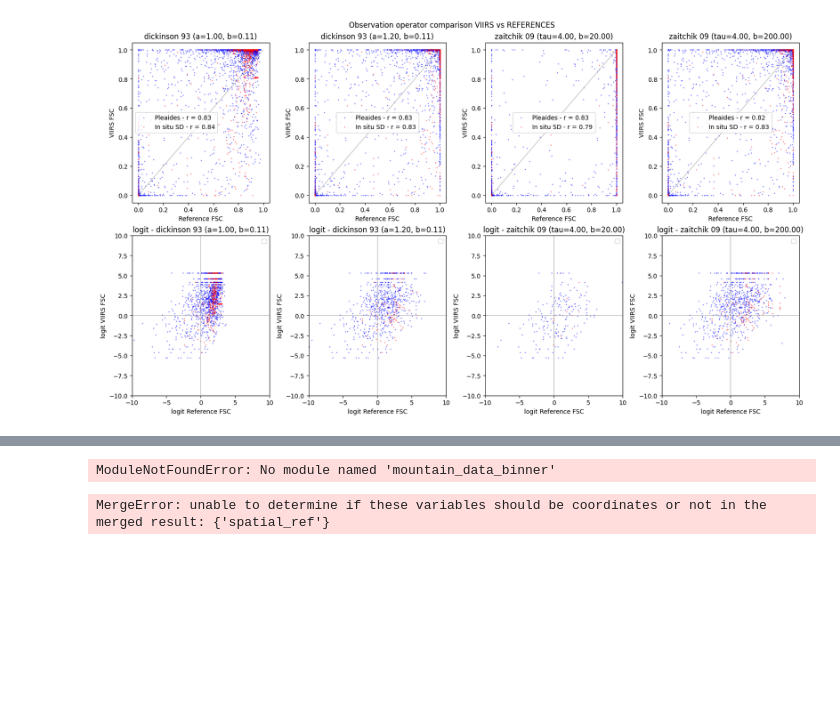
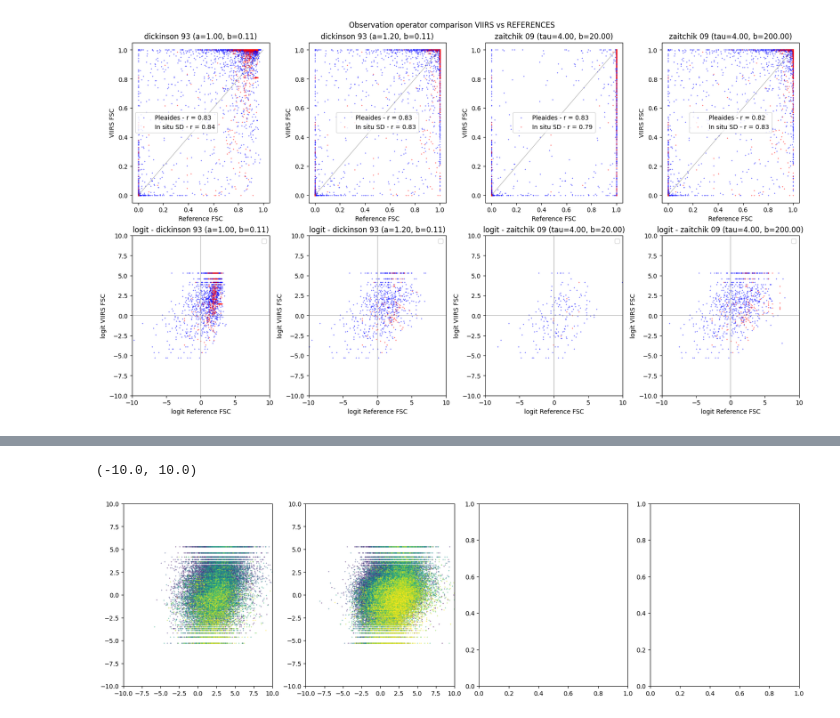
Before and after one commit to nicolaimpe/edelassim, a Jupyter notebook: notebooks/edelweiss_vs_viirs.ipynb, the cells around one changed output, grey strips where cells are left out. Cells and saved outputs as stored; diff of their text form; code cells hidden in the pictures; blank space fills up the shorter version.

Commit message:
observation operatore study completed for the moment

```diff
--- a/notebooks/edelweiss_vs_viirs.ipynb
+++ b/notebooks/edelweiss_vs_viirs.ipynb
@@ -18,13 +18,13 @@ forest_mask = xr.open_dataarray(forest_mask_path, engine="rasterio").sel(band=1)
 no_assim_all_path = f"{simulation_folder}/open_loop/all_members/pro/PRO_GrandesRousses250m_2021080206_2022080106.nc"
 edel = xr.open_dataset(no_assim_all_path).where(forest_mask == 0).sel(time=period).data_vars["DSN_T_ISBA"]
 
-viirs_filepath = f"{data_folder}/reprojected_from_france_viirs/mf_fsc_l3_grandesrousses_wy_2021_2022.nc"
+viirs_filepath = f"{data_folder}/snow_cover/composite/regrid/mf_fsc_l3_grandesrousses_wy_2021_2022.nc"
 viirs = scale_virrs(xr.open_dataset(viirs_filepath).where(forest_mask == 0).sel(time=period).data_vars["snow_cover_fraction"])
 
-pleiades_path = f"{data_folder}/pleiades_time_series/pleaides_granderousses_all.nc"
+pleiades_path = f"{data_folder}/snow_depth/pleiades/pleiades_grandesrousses_all.nc"
 pleiades = xr.open_dataset(pleiades_path).where(forest_mask == 0).sel(time=period).data_vars["snow_depth"]
 
-bdclim_path = "/home/imperatoren/work/edelweiss_assimilation/data/snow_depth/bdclim/snow_depth_bdclim.nc"
+bdclim_path = f"{data_folder}/snow_depth/bdclim/snow_depth_bdclim.nc"
 bdclim = crop_bdclim(bdclim_path, grid=grandesrousses_grid).data_vars["neigetotx"].sel(time=period) / 100
 x_poste, y_poste = find_station_locations(bdclim_dataset=bdclim)
 # %%
@@ -456,6 +462,7 @@ print("Zaitchik orig gives 100 even with little snow, probbly overestimate fract
 [figure]
 # %%
 from mountain_data_binner.mountain_binner import MountainBinner, MountainBinnerConfig
+from edelassim.observation_operators import dickinson
 
 aux_data_folder = "/home/imperatoren/work/edelweiss_assimilation/data/grandesrousses/auxiliary"
 mb = MountainBinner(
@@ -466,21 +473,48 @@ mb = MountainBinner(
         forest_mask_path=f"{aux_data_folder}/forest_mask/forest_mask.tif",
     )
 )
+
+viirs_edel_ds = xr.Dataset(
+    {"viirs": viirs.assign_coords(time=edel_sd.coords["time"]), "edel": dickinson(edel_sd, a=a_calib, b=b_calib)}
+)
+# residuals = viirs.assign_coords(time=edel_sd.coords["time"]) - dickinson(edel_sd, a=a_calib, b=b_calib)
-# %% [output]
-ModuleNotFoundError: No module named 'mountain_data_binner'
-# %%
-import xarray as xr
-import numpy as np
-
-
-def calc_rmsd(ds: xr.Dataset):
-    return np.sqrt((ds.viirs.values - ds.edel.values) ** 1)
-
-
-mb.transform(
-    distributed_data=xr.open_dataset("viirs_edel_gr.nc"),
-    bin_dict=MountainBinner.create_default_bin_dict(altitude_step=3600),
-    function=calc_rmsd,
-)
-# %% [output]
-MergeError: unable to determine if these variables should be coordinates or not in the merged result: {'spatial_ref'}
+# %%
+aspect_map = xr.open_dataarray(f"{aux_data_folder}/topography/aspect.tif").sel(band=1)
+slope_map = xr.open_dataarray(f"{aux_data_folder}/topography/slope.tif").sel(band=1)
+dem_map = xr.open_dataarray(f"{aux_data_folder}/topography/dem.tif").sel(band=1)
+forest_mask = xr.open_dataarray(f"{aux_data_folder}/forest_mask/forest_mask.tif").sel(band=1)
+# %%
+# Nord, sud etc
+# from typing import List
+from typing import List
+import xarray as xr
+import numpy as np
+from matplotlib.axes import Axes
+import matplotlib.pyplot as plt
+
+
+def scatter_fsc_logit(ds: xr.Dataset, axes: List[Axes]):
+    n_members = ds.sizes["member"]
+    colormap = plt.cm.viridis  # nipy_spectral, Set1,Paired
+    colorst = [colormap(i) for i in np.linspace(0, 1, n_members)]
+    for m in range(n_members):
+        data1_correspondences, data2_correspondences = find_common_correspondences(
+            data_1=ds.data_vars["edel"].sel(member=m), data_2=ds.data_vars["viirs"]
+        )
+        data1_correspondences = data1_correspondences.ravel()
+        data2_correspondences = data2_correspondences.ravel()
+        # print(data2_correspondences.mean())
+        axes.plot(logit(data1_correspondences), logit(data2_correspondences), ".", color=colorst[m], markersize=0.8)
+
+
+fig, ax = plt.subplots(1, 4, figsize=(16, 4.5), constrained_layout=True)
+
+scatter_fsc_logit(ds=viirs_edel_ds.where((aspect_map > 337.5)), axes=ax[0])
+scatter_fsc_logit(ds=viirs_edel_ds.where(aspect_map > 167.5).where(aspect_map < 180), axes=ax[1])
+ax[0].set_xlim(-10, 10)
+ax[0].set_ylim(-10, 10)
+ax[1].set_xlim(-10, 10)
+ax[1].set_ylim(-10, 10)
+# %% [output]
+(-10.0, 10.0)
+[figure, added]
```
Also changed, not shown: parts of 6 cells of this notebook, 4 other files.
